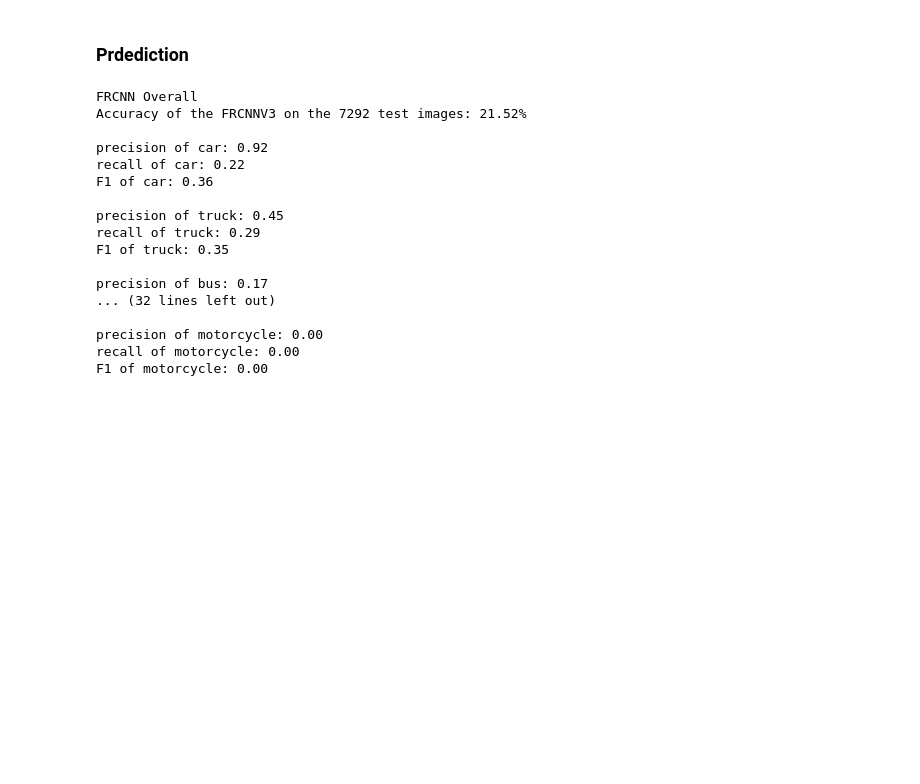
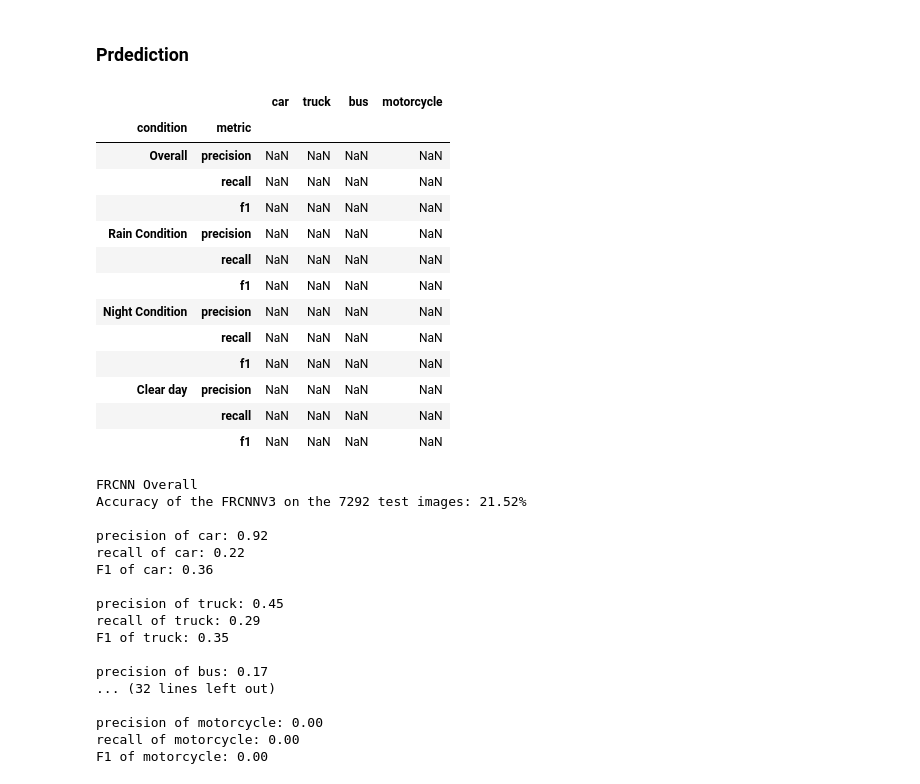
Before and after one commit to ehsantaati/ObjectDetection_Compare_BU, a Jupyter notebook: Final_report2ndDraft.ipynb, the cells around one changed output. Drawn from its saved outputs; the diff is of its cells as text; code cells hidden in the pictures; blank space fills up the shorter version.

```diff
--- a/Final_report2ndDraft.ipynb
+++ b/Final_report2ndDraft.ipynb
@@ -598,6 +686,29 @@ class_not_detected_night = {k: cls_cnt_night.get(k, 0) - correct_notcorrect_nigh
 correct_notcorrect_clear ={k:class_correct_FRCNN_clear.get(k, 0) + class_notcorrect_FRCNN_clear.get(k, 0) for k in set(class_correct_FRCNN_clear)}
 
 class_not_detected_clear = {k: cls_cnt_clear.get(k, 0) - correct_notcorrect_clear.get(k, 0) for k in set(cls_cnt_clear)}
+# %%
+arrays = [['Overall','Overall','Overall','Rain Condition', 'Rain Condition', 'Rain Condition', 'Night Condition', 'Night Condition', 'Night Condition', 'Clear day', 'Clear day','Clear day']
+          ,['precision', 'recall', 'f1','precision', 'recall', 'f1','precision', 'recall', 'f1','precision', 'recall', 'f1']]
+tuples = list(zip(*arrays))
+index = pd.MultiIndex.from_tuples(tuples, names=['condition', 'metric'])
+FRCNN_stats = pd.DataFrame(index=index,
+                      columns=['car','truck','bus','motorcycle'])
+FRCNN_stats
+# %% [output]
+|  |  | car | truck | bus | motorcycle |
+| condition | metric |  |  |  |  |
+| Overall | precision | NaN | NaN | NaN | NaN |
+|  | recall | NaN | NaN | NaN | NaN |
+|  | f1 | NaN | NaN | NaN | NaN |
+| Rain Condition | precision | NaN | NaN | NaN | NaN |
+|  | recall | NaN | NaN | NaN | NaN |
+|  | f1 | NaN | NaN | NaN | NaN |
+| Night Condition | precision | NaN | NaN | NaN | NaN |
+|  | recall | NaN | NaN | NaN | NaN |
+|  | f1 | NaN | NaN | NaN | NaN |
+| Clear day | precision | NaN | NaN | NaN | NaN |
+|  | recall | NaN | NaN | NaN | NaN |
+|  | f1 | NaN | NaN | NaN | NaN |
 # %%
 print(color.BOLD + 'FRCNN Overall' + color.END)
 print(f'Accuracy of the FRCNNV3 on the {frames_list.shape[0]} test images: {100 * correct /frames_list.shape[0]:0.2f}%\n'
```
Also changed, not shown: parts of 16 cells of this notebook.
